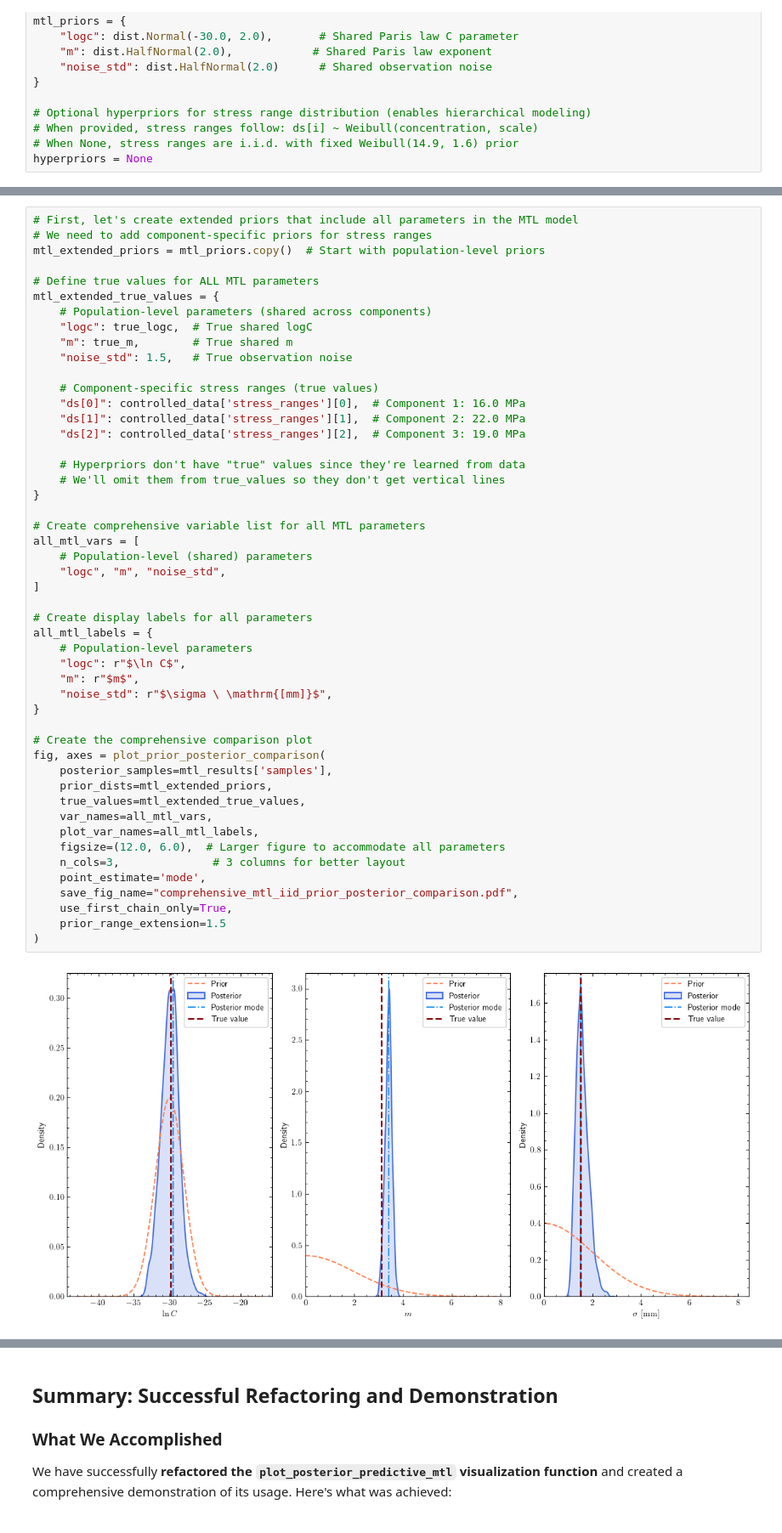
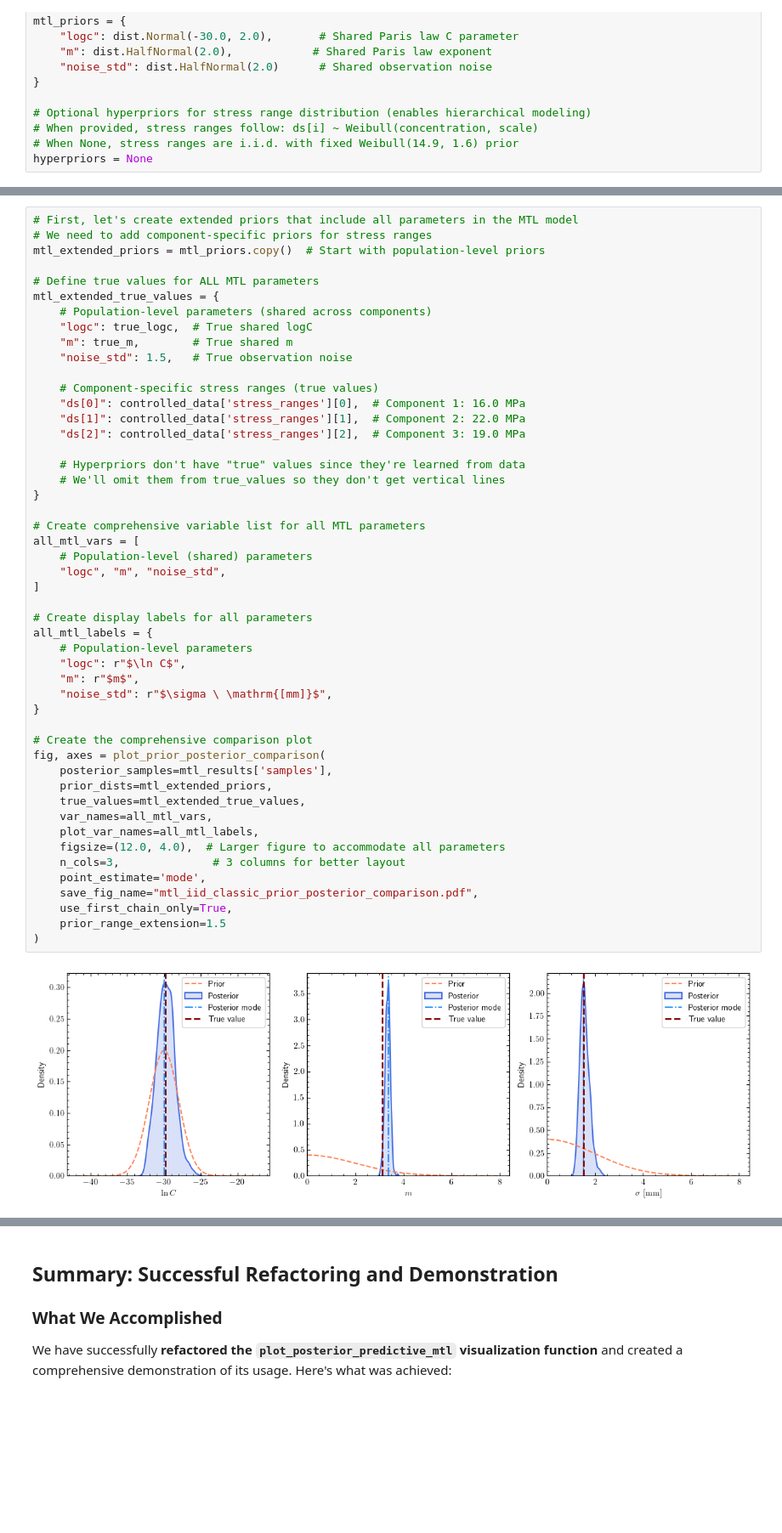
Before and after one commit to nsilionis/hierarchical-crack-growth-monitoring, a Jupyter notebook: notebooks/demo_classic_fatigue.ipynb, the cells around one changed output, grey strips where cells are left out. Shown at 85% size. Saved outputs shown, nothing was run; the diff lists cells and outputs as text; blank space fills up the shorter version.

```diff
--- a/notebooks/demo_classic_fatigue.ipynb
+++ b/notebooks/demo_classic_fatigue.ipynb
@@ -1155,36 +1216,36 @@ mtl_extended_true_values = {
     # We'll omit them from true_values so they don't get vertical lines
 }
 
 # Create comprehensive variable list for all MTL parameters
 all_mtl_vars = [
     # Population-level (shared) parameters
     "logc", "m", "noise_std",
 ]
 
 # Create display labels for all parameters
 all_mtl_labels = {
     # Population-level parameters
     "logc": r"$\ln C$",
     "m": r"$m$",
     "noise_std": r"$\sigma \ \mathrm{[mm]}$",
 }
 
 # Create the comprehensive comparison plot
 fig, axes = plot_prior_posterior_comparison(
     posterior_samples=mtl_results['samples'],
     prior_dists=mtl_extended_priors,
     true_values=mtl_extended_true_values,
     var_names=all_mtl_vars,
     plot_var_names=all_mtl_labels,
-    figsize=(12.0, 6.0),  # Larger figure to accommodate all parameters
+    figsize=(12.0, 4.0),  # Larger figure to accommodate all parameters
     n_cols=3,              # 3 columns for better layout
     point_estimate='mode',
-    save_fig_name="comprehensive_mtl_iid_prior_posterior_comparison.pdf",
+    save_fig_name="mtl_iid_classic_prior_posterior_comparison.pdf",
     use_first_chain_only=True,
     prior_range_extension=1.5
 )
 # %% [output]
-[figure, old version]
+[figure, new version]
 # %%
 # Define targets for the random effects (stress ranges)
 # These are the true stress ranges used in our controlled experiment
```
Also changed, not shown: parts of 21 cells of this notebook.
